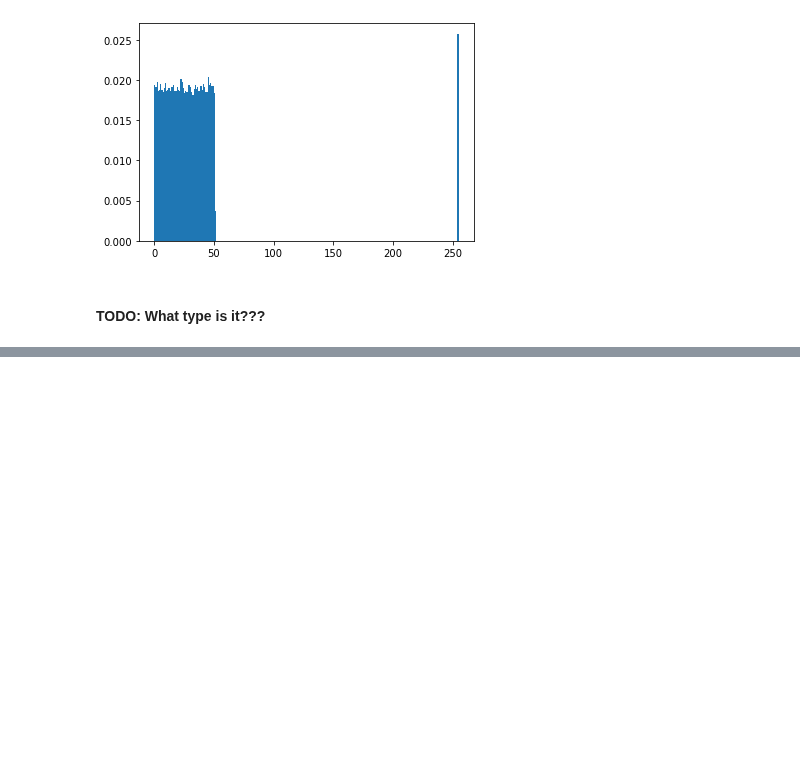
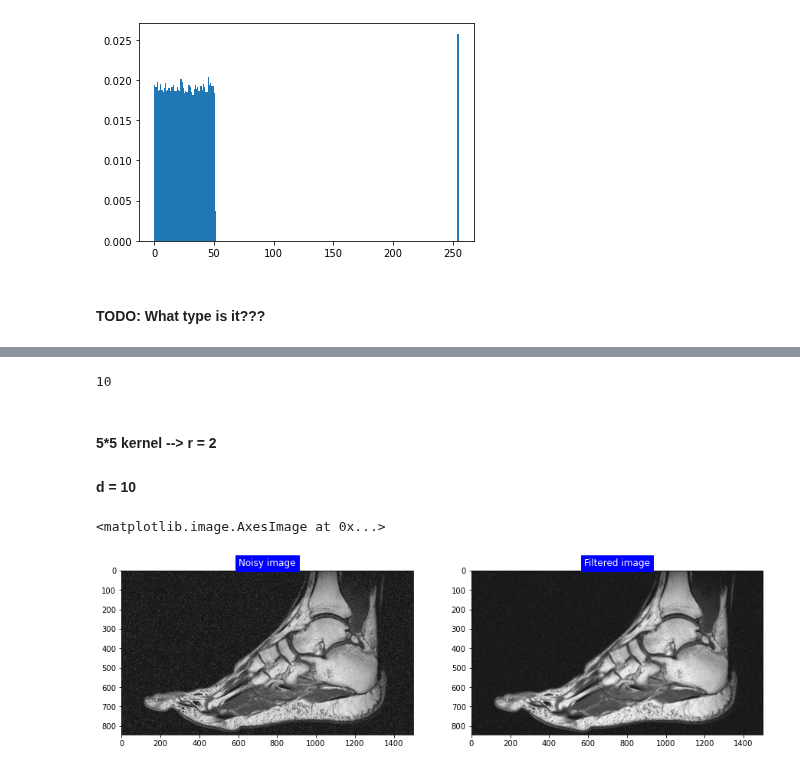
Before and after one commit to zahrasalarian/Digital-Image-Processing-for-Medical-Applications, a Jupyter notebook: HW5/pt-1.ipynb, the cells around one changed output, grey strips where cells are left out. Saved outputs shown, nothing was run; the diff lists cells and outputs as text; code cells hidden in the pictures; blank space fills up the shorter version.

Commit message:
Implements and applies Alpha-trimmed mean filter.

```diff
--- a/HW5/pt-1.ipynb
+++ b/HW5/pt-1.ipynb
@@ -35,0 +40,44 @@ plt.hist(proper_pt.ravel(), density = True, bins=[i for i in range(proper_pt.min
+# %%
+sum(mylist[5:-2])
+# %% [output]
+10
+# %% [markdown]
+#### 5*5 kernel --> r = 2
+#### d = 10
+# %%
+def alpha_trimmed_mean_filter(img, kernel_size, d):
+    r = kernel_size // 2
+    # pad the image using mirror padding
+    padded_image = np.pad(img, r, mode='symmetric')
+    n, m = img.shape
+    filtered_img = np.zeros(img.shape)
+    # loop through all pixels
+    for i in range(n):
+        for j in range(m):
+            # neighbors = []
+            neighbors = list(padded_image[i-r:i+r+1, j-r:j+r+1].reshape(-1))
+            neighbors.sort()
+            neighbors_pruned = neighbors[r:-r]
+            filtered_img[i, j] = (1/(m*n - d)) * sum(neighbors_pruned)
+    return filtered_img
+# %%
+kernel_size, d = 5, 10
+filtered_img = alpha_trimmed_mean_filter(noisy_img, kernel_size, d)
+# %%
+# Plot
+fig = plt.figure(figsize=(15, 8))
+gs = fig.add_gridspec(1, 2)
+
+# original image
+ax1 = fig.add_subplot(gs[0, 0])
+# ax1.imshow(chest_img, cmap='gray')
+ax1.set_title('Noisy image', color='white', backgroundcolor='blue')
+plt.imshow(noisy_img, cmap='gray', vmin=noisy_img.min(), vmax=noisy_img.max())
+
+# filtered image
+ax2 = fig.add_subplot(gs[0, 1])
+ax2.set_title('Filtered image', color='white', backgroundcolor='blue')
+plt.imshow(filtered_img, cmap='gray', vmin=filtered_img.min(), vmax=filtered_img.max())
+# %% [output]
+<matplotlib.image.AxesImage at 0x...>
+[figure, added]
```
Also changed, not shown: parts of 5 cells of this notebook.
